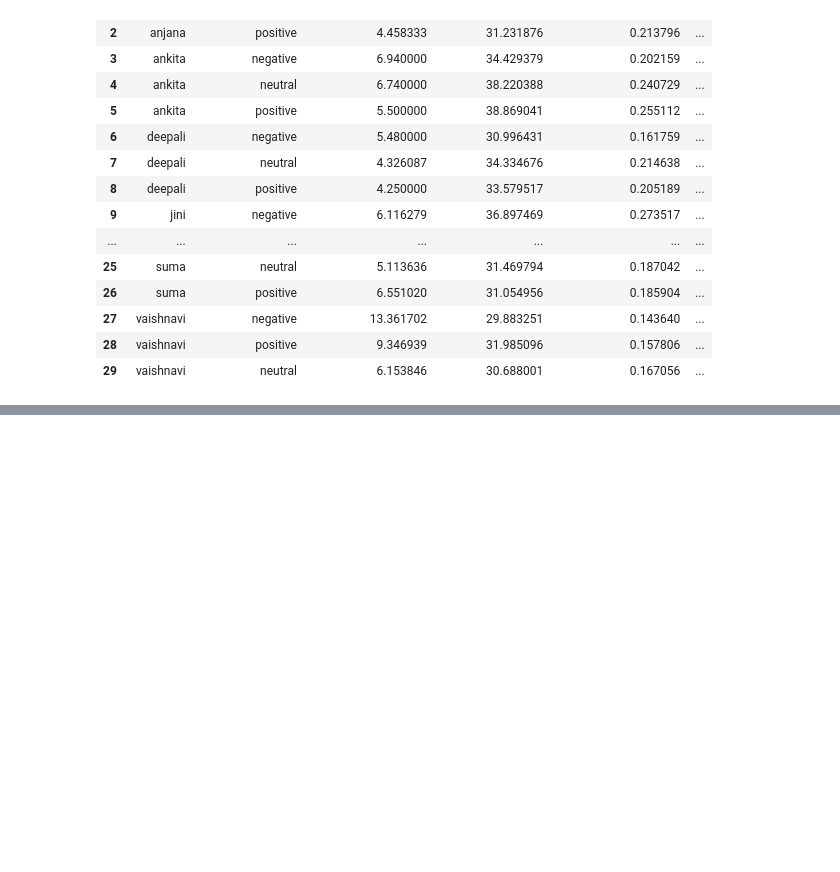
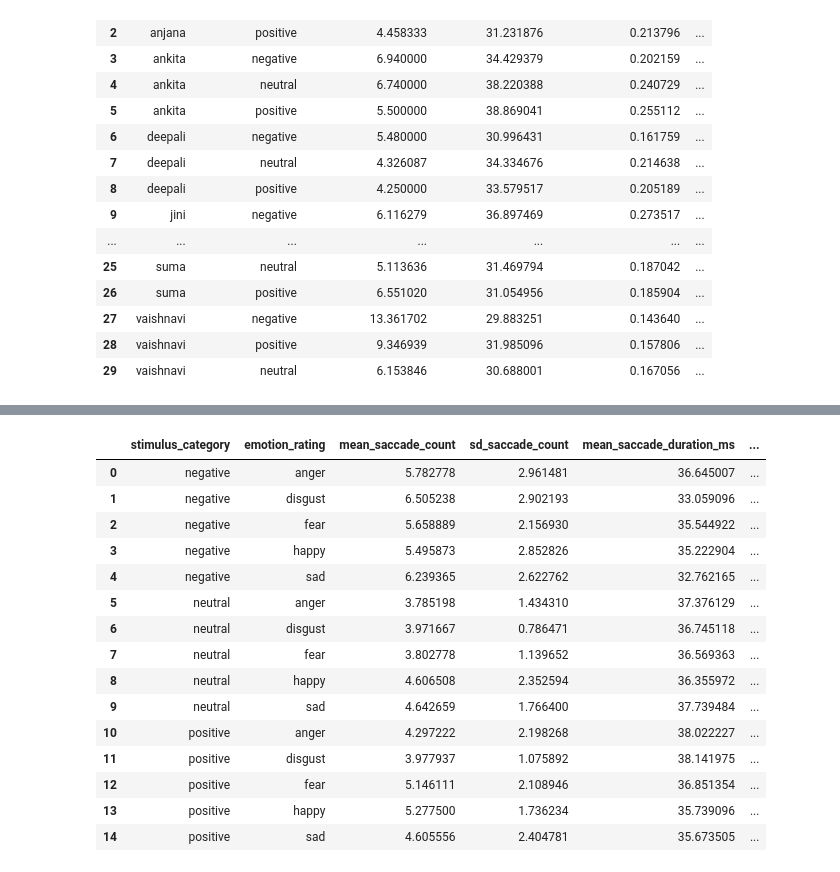
Before and after one commit to deepshiksharma/eye-tracking-ccs, a Jupyter notebook: preprocessing & analysis/saccades.ipynb, the cells around one changed output, grey strips where cells are left out. Saved outputs shown, nothing was run; the diff lists cells and outputs as text; code cells hidden in the pictures; blank space fills up the shorter version.

Commit message:
saccades completed.

```diff
--- a/preprocessing & analysis/saccades.ipynb
+++ b/preprocessing & analysis/saccades.ipynb
@@ -73,0 +480,2 @@ subject
+# %%
+subject, group = compute_saccade_metrics_per_rating_screen_0(base_dir)
@@ -73,0 +529,19 @@ subject
+# %%
+group
+# %% [output]
+|  | stimulus_category | emotion_rating | mean_saccade_count | sd_saccade_count | mean_saccade_duration_ms | ... |
+| 0 | negative | anger | 5.782778 | 2.961481 | 36.645007 | ... |
+| 1 | negative | disgust | 6.505238 | 2.902193 | 33.059096 | ... |
+| 2 | negative | fear | 5.658889 | 2.156930 | 35.544922 | ... |
+| 3 | negative | happy | 5.495873 | 2.852826 | 35.222904 | ... |
+| 4 | negative | sad | 6.239365 | 2.622762 | 32.762165 | ... |
+| 5 | neutral | anger | 3.785198 | 1.434310 | 37.376129 | ... |
+| 6 | neutral | disgust | 3.971667 | 0.786471 | 36.745118 | ... |
+| 7 | neutral | fear | 3.802778 | 1.139652 | 36.569363 | ... |
+| 8 | neutral | happy | 4.606508 | 2.352594 | 36.355972 | ... |
+| 9 | neutral | sad | 4.642659 | 1.766400 | 37.739484 | ... |
+| 10 | positive | anger | 4.297222 | 2.198268 | 38.022227 | ... |
+| 11 | positive | disgust | 3.977937 | 1.075892 | 38.141975 | ... |
+| 12 | positive | fear | 5.146111 | 2.108946 | 36.851354 | ... |
+| 13 | positive | happy | 5.277500 | 1.736234 | 35.739096 | ... |
+| 14 | positive | sad | 4.605556 | 2.404781 | 35.673505 | ... |
```
Also changed, not shown: parts of 7 cells of this notebook, 1 other file.
